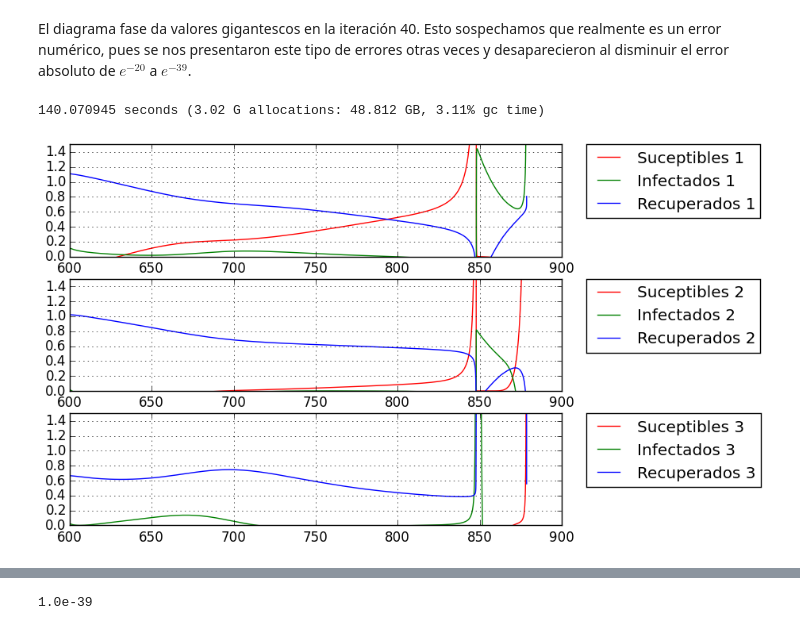
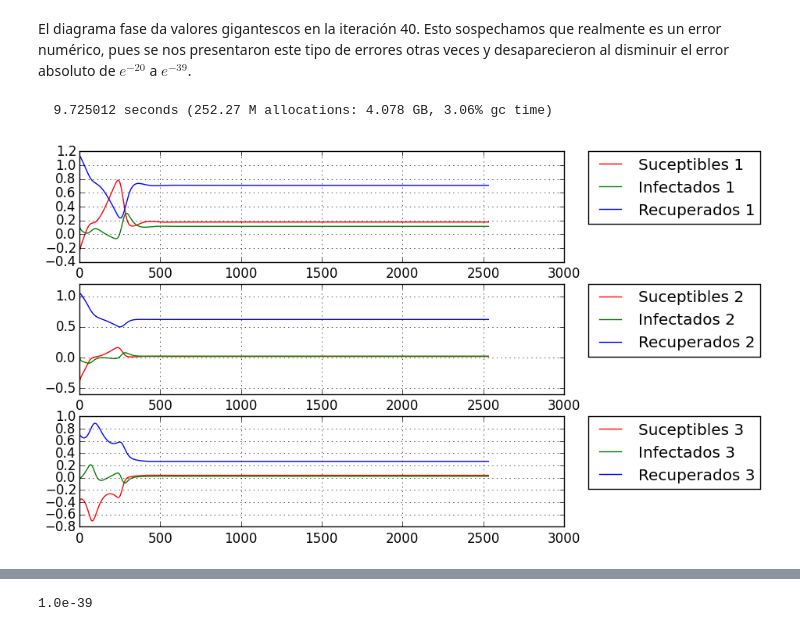
Before and after one commit to lbenet/2016-2_TSFisicaComputacional, a Jupyter notebook: tareas/yvestruz/Kermack_McKendrick_presentación.ipynb, the cells around one changed output, grey strips where cells are left out. Cells and saved outputs as stored; diff of their text form; code cells hidden in the pictures.

```diff
--- a/tareas/yvestruz/Kermack_McKendrick_presentación.ipynb
+++ b/tareas/yvestruz/Kermack_McKendrick_presentación.ipynb
@@ -706,19 +724,19 @@ El diagrama fase da valores gigantescos en la iteración 40. Esto sospechamos qu
 # %%
 @time t3_expl,s3_expl,i3_expl,r3_expl = k_3_reincidencia(N1, N2, N3, I_pert_1, I_pert_2,
 I_pert_3, R_pert_1, R_pert_2, R_pert_3,tiempo_inicial, tiempo_final,
     gamma_crit, beta_crit, phi_crit);
 gráfica_8 = figure()
 for k = 1:3
     subplot(3,1,k)
     plot(t3_expl, s3_expl[k], color = "red", label = "Suceptibles $k")
     plot(t3_expl, i3_expl[k], color = "green", label = "Infectados $k")
     plot(t3_expl, r3_expl[k], color = "blue", label = "Recuperados $k")
-    axis([600.,900., 0, 1.5])
+    #axis([600.,900., 0, 1.5])
     legend(bbox_to_anchor=(1.05, 1), loc=2, borderaxespad=0.)
     grid()
 end
 # %% [output]
-140.070945 seconds (3.02 G allocations: 48.812 GB, 3.11% gc time)
+  9.725012 seconds (252.27 M allocations: 4.078 GB, 3.06% gc time)
-[figure, old version]
+[figure, new version]
 # %%
 gráfica_8
```
Also changed, not shown: parts of 29 cells of this notebook.
